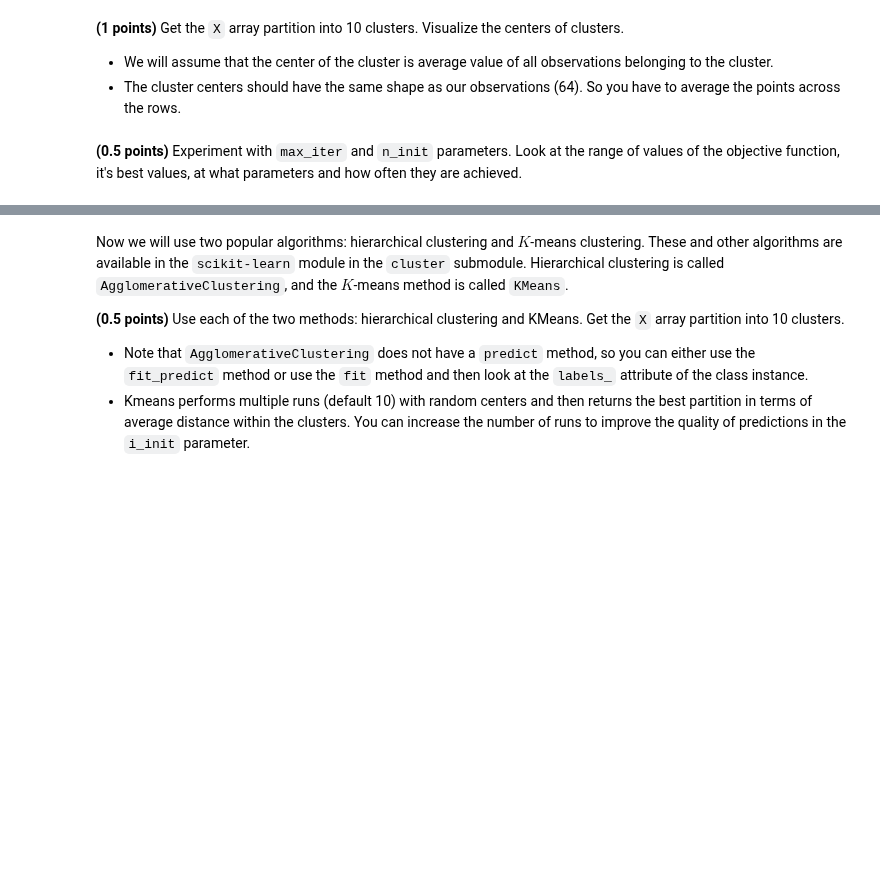
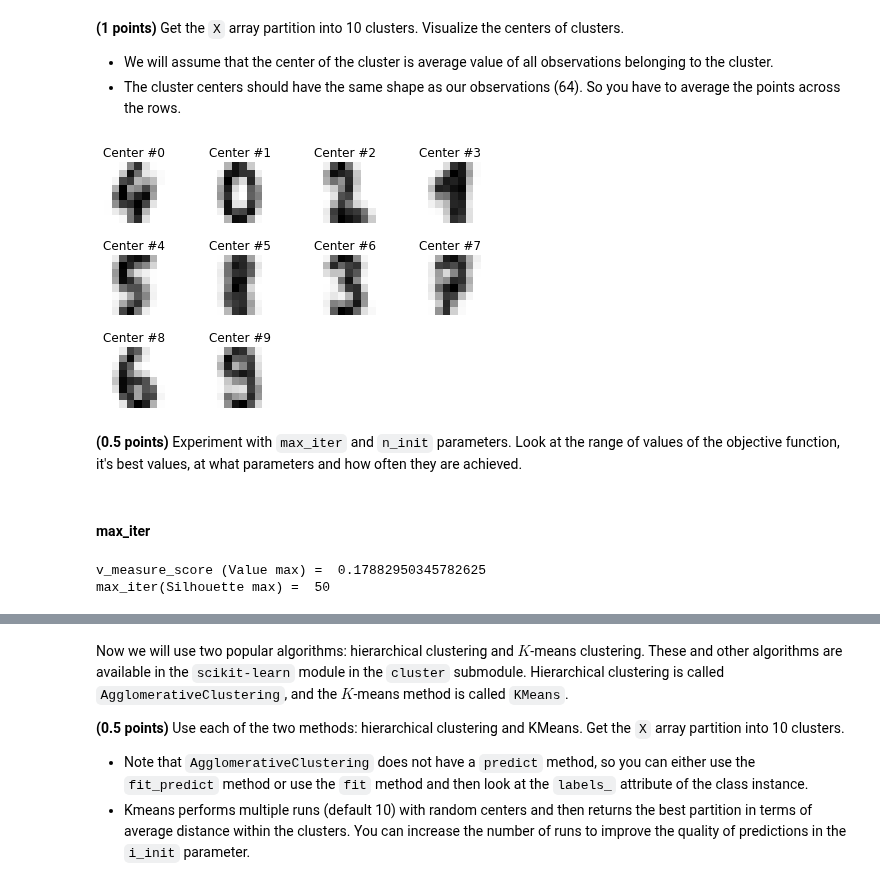
Before and after one commit to Leonidkourtch/ml-intro-1, a Jupyter notebook: 8_clustering/clustering.ipynb, the cells around one changed output, grey strips where cells are left out. Cells and saved outputs as stored; diff of their text form; code cells hidden in the pictures; blank space fills up the shorter version.

```diff
--- a/8_clustering/clustering.ipynb
+++ b/8_clustering/clustering.ipynb
@@ -98,3 +175,28 @@ class CustomKMeans:
 **(1 points)** Get the `X` array partition into 10 clusters. Visualize the centers of clusters.
 - We will assume that the center of the cluster is average value of all observations belonging to the cluster.
 - The cluster centers should have the same shape as our observations (64). So you have to average the points across the rows.
+# %%
+kmeans = KMeans(init="random", n_clusters=10, n_init=500)
+kmeans.fit(X)
+kmeans_preds = kmeans.predict(X)
+# %%
+def visualize_numbers(numbers):
+    fig, axes = plt.subplots(nrows=3, ncols=4)
+    fig.tight_layout()
+    for pos, image in enumerate(numbers):
+        axes[int(pos / 4)][pos % 4].imshow(image, cmap=plt.cm.gray_r) # show image in  gray scale and reverce it
+        axes[int(pos / 4)][pos % 4].axis('off')
+        axes[int(pos / 4)][pos % 4].set_title(f"Center #{pos}")       # set title to predicted value
+    axes[2][2].axis('off')
+    axes[2][3].axis('off')
+    plt.show()
+# %%
+cluster_centers = []
+
+for cluster_id in range(10):
+    cluster_obj = X[kmeans_preds == cluster_id]
+    cluster_centers.append(np.mean(cluster_obj, axis=0).reshape(8, 8))
+# %%
+visualize_numbers(cluster_centers)
+# %% [output]
+[figure, added]
@@ -103,3 +206,22 @@ custom_kmeans_labels = ...
 assert custor_kmeans_labels.shape == (1797,)
 # %% [markdown]
 **(0.5 points)** Experiment with `max_iter` and `n_init` parameters. Look at the range of values of the objective function, it's best values, at what parameters and how often they are achieved.
+# %% [markdown]
+#### max_iter
+# %%
+scores = []
+
+ks = list(range(50, 550, 50))
+
+for k in tqdm(ks):
+    kmeans = KMeans(max_iter = k)
+    kmeans.fit(X)
+    preds = kmeans.predict(X)
+    scores.append(metrics.silhouette_score(X, preds))
+index_max = np.argmax(scores)
+score_max = np.max(scores)
+print('v_measure_score (Value max) = ', score_max)
+print('max_iter(Silhouette max) = ', ks[index_max])
+# %% [output]
+v_measure_score (Value max) =  0.17882950345782625
+max_iter(Silhouette max) =  50
```
Also changed, not shown: parts of 84 cells of this notebook.
